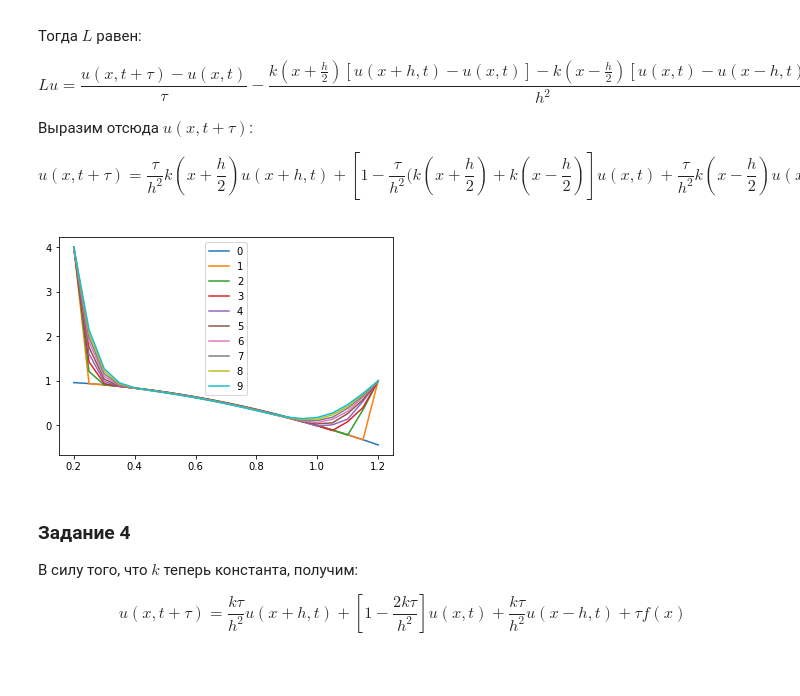
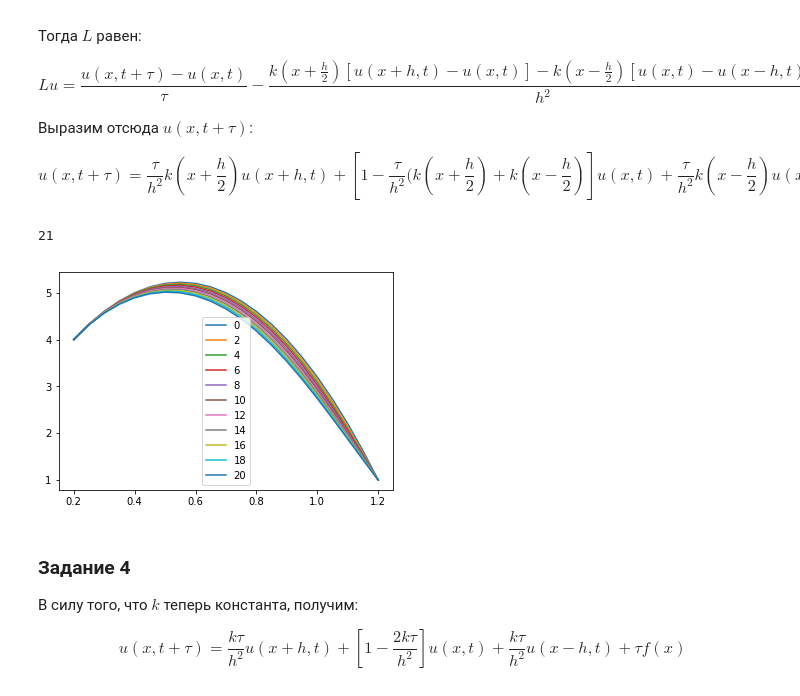
Before and after one commit to kirsider/MChA_5sem, a Jupyter notebook: lab3.ipynb, the cells around one changed output. Cells and saved outputs as stored; diff of their text form; code cells hidden in the pictures.

```diff
--- a/lab3.ipynb
+++ b/lab3.ipynb
@@ -200,11 +200,14 @@ ua = lambda t: 4.
 ub = lambda t: 1.
 k = lambda x: x
 f = lambda x: 4.*x*x*x + 6.
-phi = lambda x:1-x*x# -10*x*x + 11 * x + 2.2
+phi = lambda x: -10*x*x + 11 * x + 2.2
 h = 0.05
 t = 0.001
 K = int((b - a)/h) + 1
 T = 501
+print(K)
+# %% [output]
+21
 # %%
 def solve3():
     M = np.zeros(shape=(T, K))
@@ -223,13 +226,13 @@ def solve3():
 # %%
 matrix = solve3()
 X = np.linspace(a, b, K)
 
-for i in range(0, 10):
+for i in range(0, 21, 2):
     plt.plot(X, matrix[i], label=i)
 plt.legend()
 plt.show()
 # %% [output]
-[figure, old version]
+[figure, new version]
 # %% [markdown]
 ### Задание 4
 В силу того, что $k$ теперь константа, получим:
```
Also changed, not shown: 10 other files.
